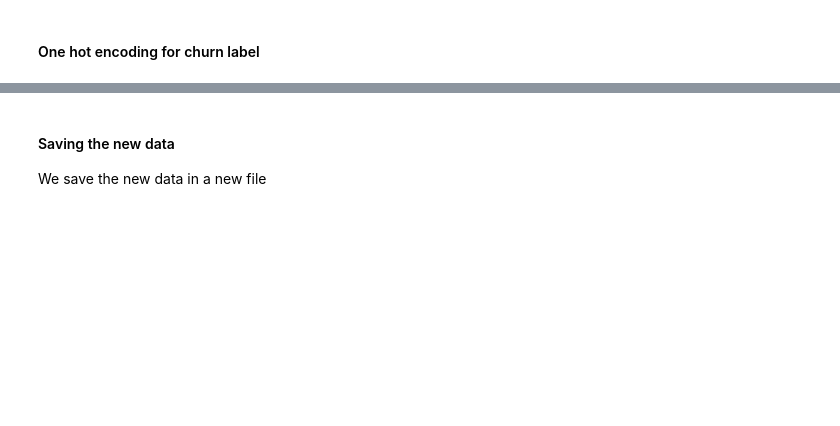
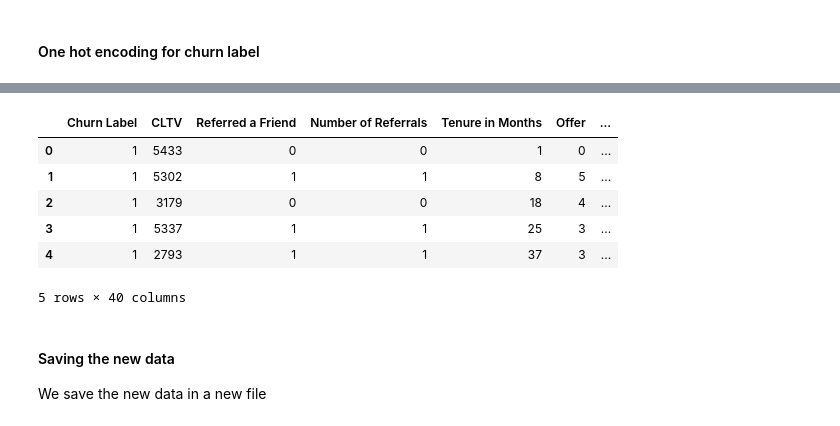
Before and after one commit to lucienwalewski/cse204project, a Jupyter notebook: src/preprocessing.ipynb, the cells around one changed output, grey strips where cells are left out. Cells and saved outputs as stored; diff of their text form; code cells hidden in the pictures; blank space fills up the shorter version.

```diff
--- a/src/preprocessing.ipynb
+++ b/src/preprocessing.ipynb
@@ -139,6 +391,6 @@ Some of the columns we drop:
 
 Description to be updated
 # %%
-df.drop(columns=["Churn Category", "Churn Reason", "Customer Status", "Churn Value", "Churn Score", "Count", "Quarter", "Lat Long"], inplace=True)
+df.drop(columns=["Churn Category", "Churn Reason", "Customer Status", "Churn Value", "Churn Score", "Count", "Quarter", "Lat Long", "Country", "State"], inplace=True)
 # %%
 df.isnull().sum(axis=0)
@@ -166,2 +467,2 @@ df.head()
 # %%
-df.drop("Customer ID", axis=1)
+df.drop(["Customer ID", "Satisfaction Score"], axis=1, inplace=True)
@@ -168,3 +471,19 @@ df.drop("Customer ID", axis=1)
+# %%
+def object_to_int(df):
+    if df.dtype=='object':
+        df = LabelEncoder().fit_transform(df)
+    return df
+# %%
+df = df.apply(lambda x: object_to_int(x))
+df.head()
+# %% [output]
+|  | Churn Label | CLTV | Referred a Friend | Number of Referrals | Tenure in Months | Offer | ... |
+| 0 | 1 | 5433 | 0 | 0 | 1 | 0 | ... |
+| 1 | 1 | 5302 | 1 | 1 | 8 | 5 | ... |
+| 2 | 1 | 3179 | 0 | 0 | 18 | 4 | ... |
+| 3 | 1 | 5337 | 1 | 1 | 25 | 3 | ... |
+| 4 | 1 | 2793 | 1 | 1 | 37 | 3 | ... |
+5 rows × 40 columns
 # %% [markdown]
 #### Saving the new data
 
```
Also changed, not shown: parts of 28 cells of this notebook, 4 other files.
